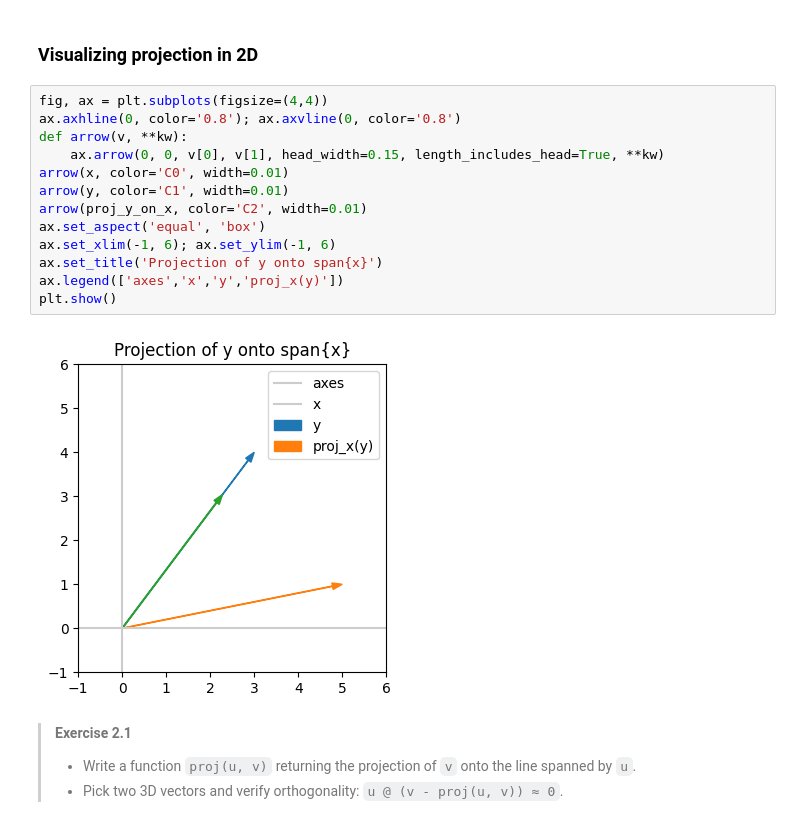
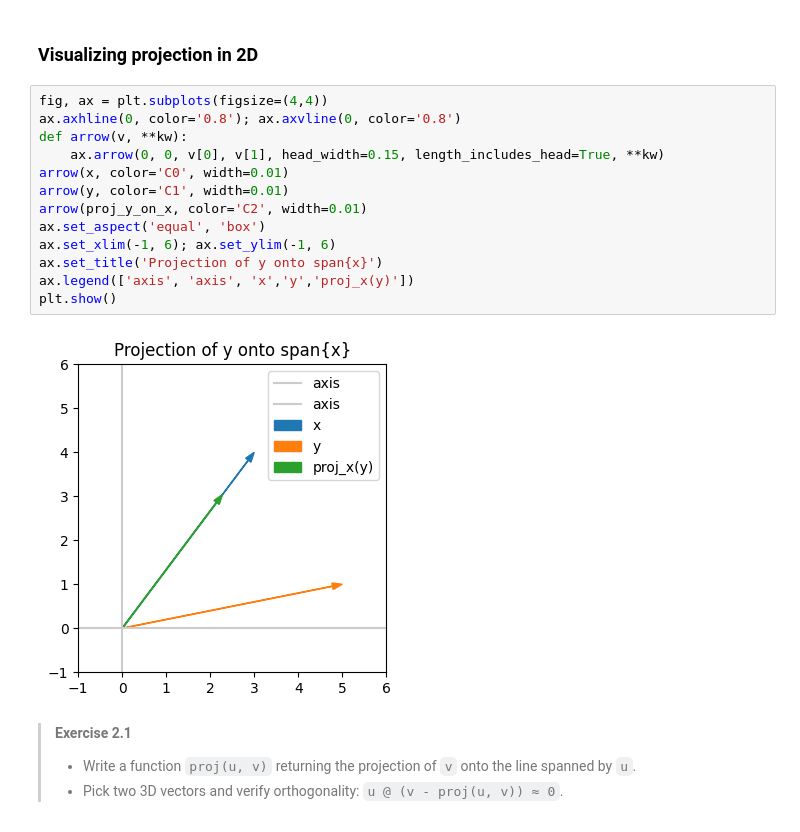
Before and after one commit to awilliams107/MoML-F25, a Jupyter notebook: jupyterNotebooks/432-linear-regression.ipynb, the cells around one changed output. Saved outputs shown, nothing was run; the diff lists cells and outputs as text.

Commit message:
fixed projection picture legend

```diff
--- a/jupyterNotebooks/432-linear-regression.ipynb
+++ b/jupyterNotebooks/432-linear-regression.ipynb
@@ -145,18 +146,18 @@ x·r (≈ 0) = 0.0
 # %%
 fig, ax = plt.subplots(figsize=(4,4))
 ax.axhline(0, color='0.8'); ax.axvline(0, color='0.8')
 def arrow(v, **kw):
     ax.arrow(0, 0, v[0], v[1], head_width=0.15, length_includes_head=True, **kw)
 arrow(x, color='C0', width=0.01)
 arrow(y, color='C1', width=0.01)
 arrow(proj_y_on_x, color='C2', width=0.01)
 ax.set_aspect('equal', 'box')
 ax.set_xlim(-1, 6); ax.set_ylim(-1, 6)
 ax.set_title('Projection of y onto span{x}')
-ax.legend(['axes','x','y','proj_x(y)'])
+ax.legend(['axis', 'axis', 'x','y','proj_x(y)'])
 plt.show()
 # %% [output]
-[figure, old version]
+[figure, new version]
 # %% [markdown]
 > **Exercise 2.1**
 > - Write a function `proj(u, v)` returning the projection of `v` onto the line spanned by `u`.
```
Also changed, not shown: parts of 2 cells of this notebook.
